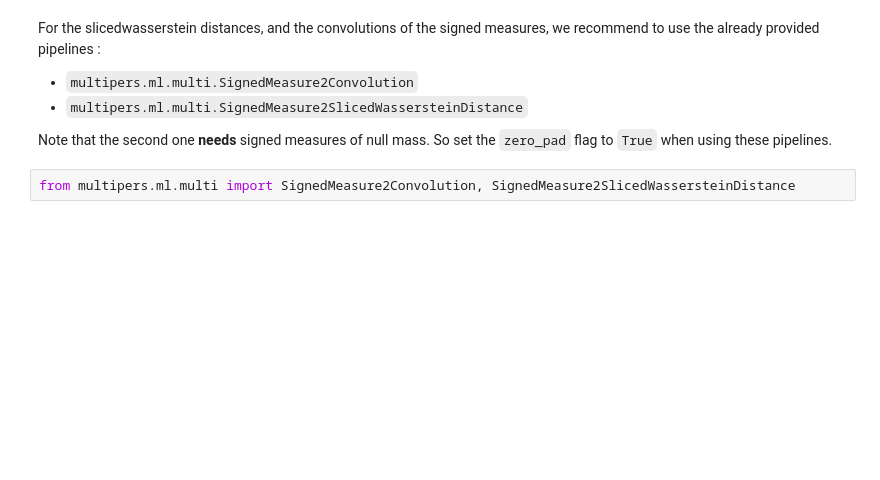
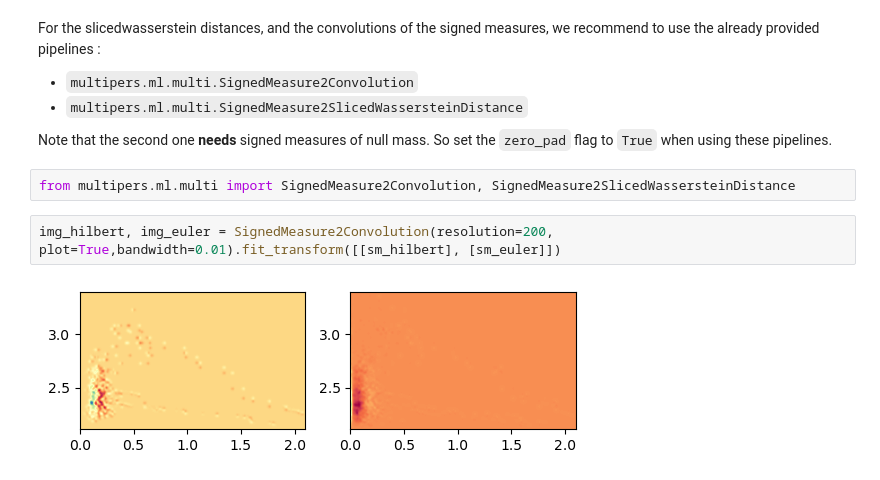
Before and after one commit to DavidLapous/multipers-signed-measure, a Jupyter notebook: tutorial/simplex_tree_by_hand.ipynb, the cells around one changed output. Drawn from its saved outputs; the diff is of its cells as text; blank space fills up the shorter version.

```diff
--- a/tutorial/simplex_tree_by_hand.ipynb
+++ b/tutorial/simplex_tree_by_hand.ipynb
@@ -173,3 +157,7 @@ For the slicedwasserstein distances, and the convolutions of the signed measures
 Note that the second one **needs** signed measures of null mass. So set the `zero_pad` flag to `True` when using these pipelines.
 # %%
 from multipers.ml.multi import SignedMeasure2Convolution, SignedMeasure2SlicedWassersteinDistance
+# %%
+img_hilbert, img_euler = SignedMeasure2Convolution(resolution=200, plot=True,bandwidth=0.01).fit_transform([[sm_hilbert], [sm_euler]])
+# %% [output]
+[figure, added]
```
Also changed, not shown: parts of 10 cells of this notebook, 14 other files.
